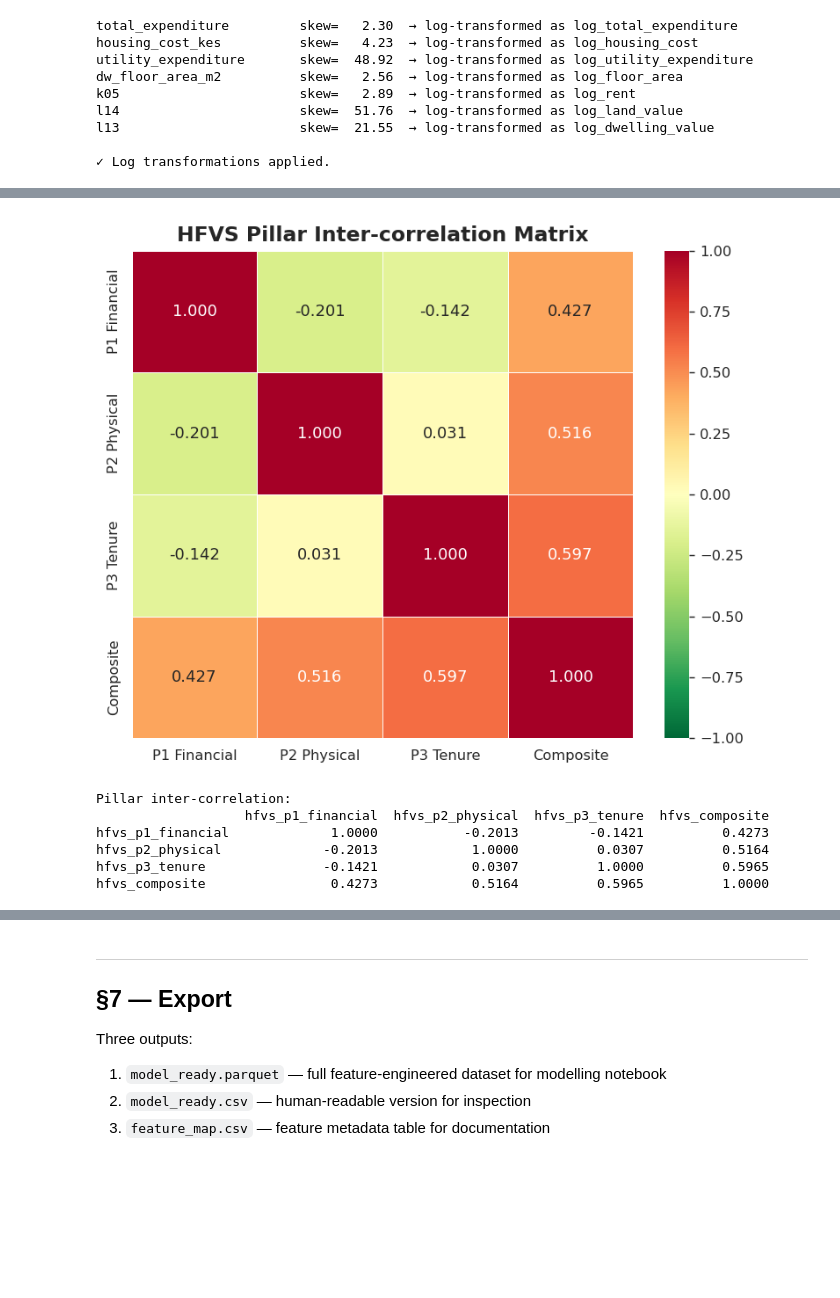
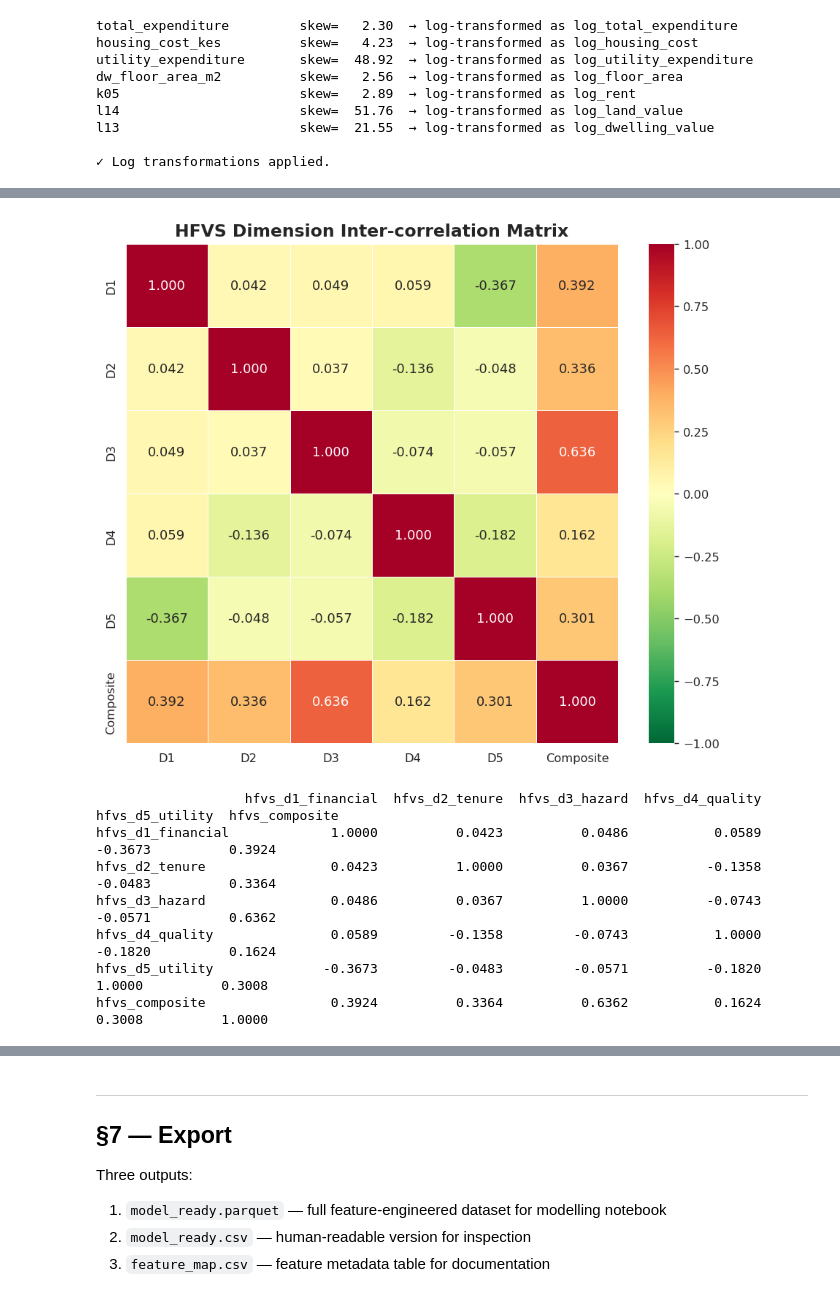
Before and after one commit to VAL-Jerono/statistical-inference-for-big-data, a Jupyter notebook: DSA8301_Data_Understanding_Cleaning_Engineering.ipynb, the cells around one changed output, grey strips where cells are left out. Saved outputs shown, nothing was run; the diff lists cells and outputs as text; code cells hidden in the pictures; blank space fills up the shorter version.

```diff
--- a/DSA8301_Data_Understanding_Cleaning_Engineering.ipynb
+++ b/DSA8301_Data_Understanding_Cleaning_Engineering.ipynb
@@ -1328,29 +1585,26 @@ tenure_satisfied        -0.4566
 # %%
-# ── 6.5  Pillar inter-correlation matrix ──────────────────────────────────
-pillar_corr = model_df[['hfvs_p1_financial','hfvs_p2_physical',
-                          'hfvs_p3_tenure','hfvs_composite']].corr()
 
-fig, ax = plt.subplots(figsize=(6, 5))
-mask = np.eye(4, dtype=bool)
-sns.heatmap(pillar_corr, annot=True, fmt='.3f', cmap='RdYlGn_r',
-            center=0, vmin=-1, vmax=1, ax=ax,
-            xticklabels=['P1 Financial','P2 Physical','P3 Tenure','Composite'],
-            yticklabels=['P1 Financial','P2 Physical','P3 Tenure','Composite'],
-            linewidths=0.5)
-ax.set_title('HFVS Pillar Inter-correlation Matrix')
+# ── 6.5  Dimension inter-correlation matrix (now 6x6: D1-D5 + composite) ─
+dim_cols = [d[0] for d in DIMENSIONS] + ['hfvs_composite']
+dim_labels = [d[1].split(':')[0] for d in DIMENSIONS] + ['Composite']
+dim_corr = model_df[dim_cols].corr()
+
+fig, ax = plt.subplots(figsize=(7, 6))
+sns.heatmap(dim_corr, annot=True, fmt='.3f', cmap='RdYlGn_r', center=0, vmin=-1, vmax=1,
+            ax=ax, xticklabels=dim_labels, yticklabels=dim_labels, linewidths=0.5)
+ax.set_title('HFVS Dimension Inter-correlation Matrix')
 plt.tight_layout()
-plt.savefig(FIGS / 'pillar_correlation_matrix.png', bbox_inches='tight')
+plt.savefig(FIGS / 'dimension_correlation_matrix.png', bbox_inches='tight')
 plt.show()
-
-print('\nPillar inter-correlation:')
-print(pillar_corr.to_string())
+print(dim_corr.to_string())
 # %% [output]
-[figure, old version]
+[figure, new version]
-Pillar inter-correlation:
-                   hfvs_p1_financial  hfvs_p2_physical  hfvs_p3_tenure  hfvs_composite
-hfvs_p1_financial             1.0000           -0.2013         -0.1421          0.4273
-hfvs_p2_physical             -0.2013            1.0000          0.0307          0.5164
-hfvs_p3_tenure               -0.1421            0.0307          1.0000          0.5965
-hfvs_composite                0.4273            0.5164          0.5965          1.0000
+                   hfvs_d1_financial  hfvs_d2_tenure  hfvs_d3_hazard  hfvs_d4_quality  hfvs_d5_utility  hfvs_composite
+hfvs_d1_financial             1.0000          0.0423          0.0486           0.0589          -0.3673          0.3924
+hfvs_d2_tenure                0.0423          1.0000          0.0367          -0.1358          -0.0483          0.3364
+hfvs_d3_hazard                0.0486          0.0367          1.0000          -0.0743          -0.0571          0.6362
+hfvs_d4_quality               0.0589         -0.1358         -0.0743           1.0000          -0.1820          0.1624
+hfvs_d5_utility              -0.3673         -0.0483         -0.0571          -0.1820           1.0000          0.3008
+hfvs_composite                0.3924          0.3364          0.6362           0.1624           0.3008          1.0000
 # %%
 # ── 6.6  Descriptive statistics table ────────────────────────────────────
```
Also changed, not shown: parts of 28 cells of this notebook.
